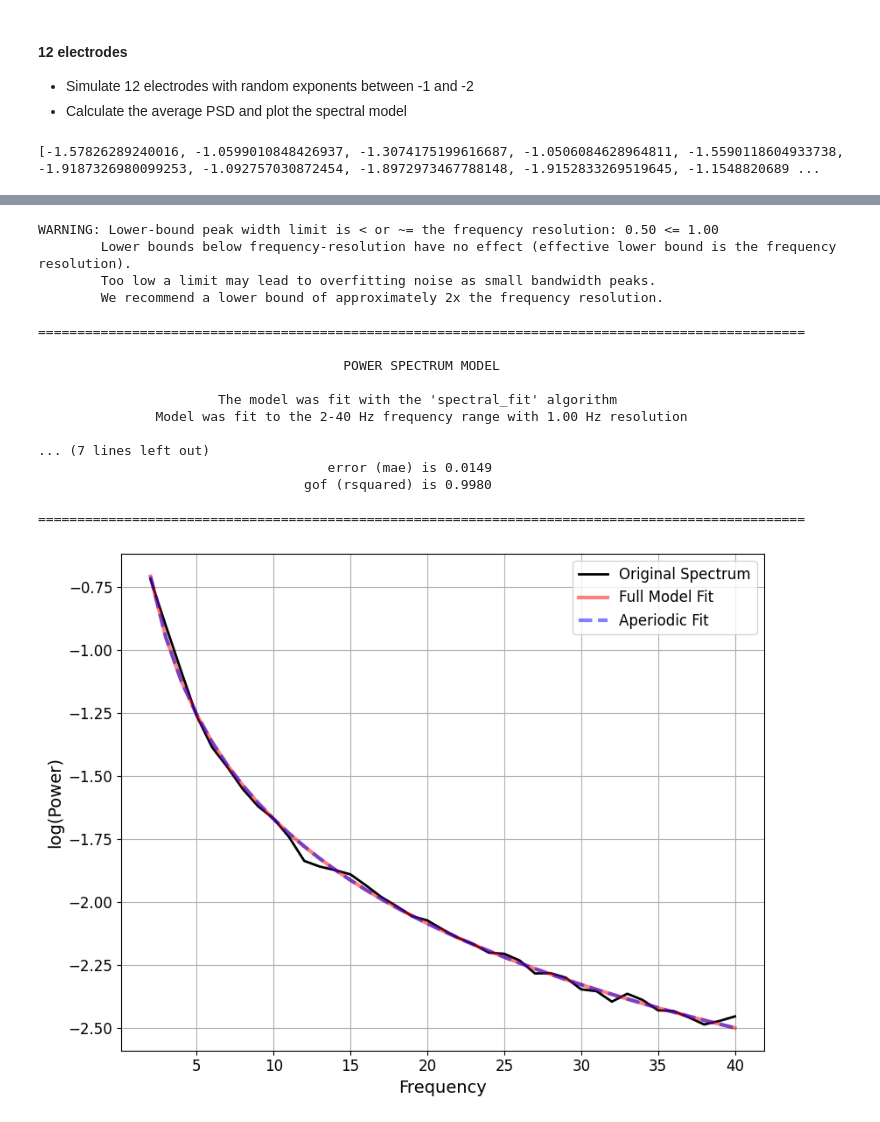
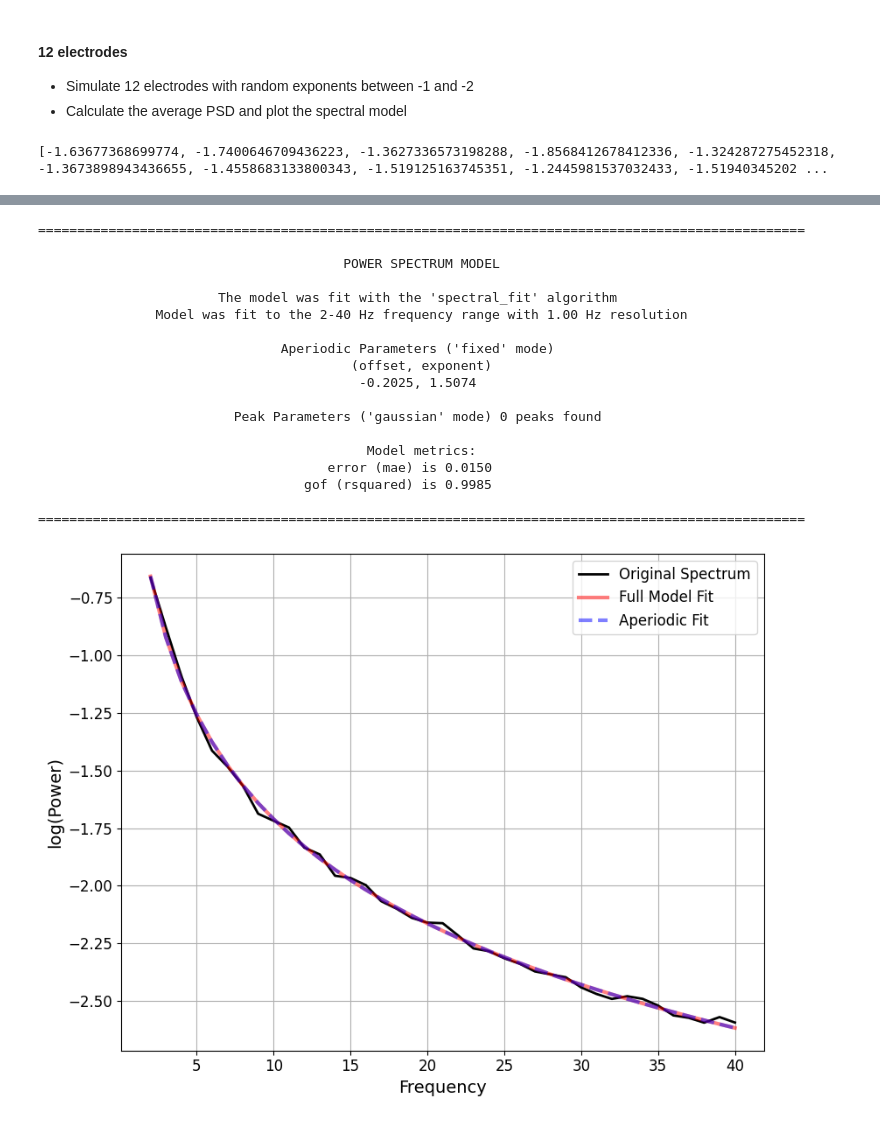
Before and after one commit to chloehooper18/DissertationSimulations, a Jupyter notebook: 02 Simulations 1ppt/03_1D_electrodes_ap.ipynb, the cells around one changed output, grey strips where cells are left out. Saved outputs shown, nothing was run; the diff lists cells and outputs as text; code cells hidden in the pictures.

```diff
--- a/02 Simulations 1ppt/03_1D_electrodes_ap.ipynb
+++ b/02 Simulations 1ppt/03_1D_electrodes_ap.ipynb
@@ -169,9 +176,9 @@ signals, params_list, times = generate_1D_electrodes_ap(12, exponents)
 psds, avg_powers, freqs = avg_psd(signals, params)
 
 # Fit and plot Spectral model
-fm = SpectralModel()
+fm = SpectralModel(**spectral_model_params)
 freq_range = freq_range
 
 fm.report(freqs, avg_powers, freq_range)
 # %% [output]
-[-1.57826289240016, -1.0599010848426937, -1.3074175199616687, -1.0506084628964811, -1.5590118604933738, -1.9187326980099253, -1.092757030872454, -1.8972973467788148, -1.9152833269519645, -1.1548820689 ...
+[-1.63677368699774, -1.7400646709436223, -1.3627336573198288, -1.8568412678412336, -1.324287275452318, -1.3673898943436655, -1.4558683133800343, -1.519125163745351, -1.2445981537032433, -1.51940345202 ...
@@ -179,18 +186,19 @@ fm.report(freqs, avg_powers, freq_range)
-WARNING: Lower-bound peak width limit is < or ~= the frequency resolution: 0.50 <= 1.00
-        Lower bounds below frequency-resolution have no effect (effective lower bound is the frequency resolution).
-        Too low a limit may lead to overfitting noise as small bandwidth peaks.
-        We recommend a lower bound of approximately 2x the frequency resolution.
-
 ==================================================================================================
 
                                        POWER SPECTRUM MODEL
 
                        The model was fit with the 'spectral_fit' algorithm
                Model was fit to the 2-40 Hz frequency range with 1.00 Hz resolution
 
-... (7 lines left out)
-                                     error (mae) is 0.0149
-                                  gof (rsquared) is 0.9980
+                               Aperiodic Parameters ('fixed' mode)
+                                        (offset, exponent)
+                                         -0.2025, 1.5074
+
+                         Peak Parameters ('gaussian' mode) 0 peaks found
+
+                                          Model metrics:
+                                     error (mae) is 0.0150
+                                  gof (rsquared) is 0.9985
 
 ==================================================================================================
-[figure, old version]
+[figure, new version]
```
Also changed, not shown: parts of 6 cells of this notebook, 8 other files.
